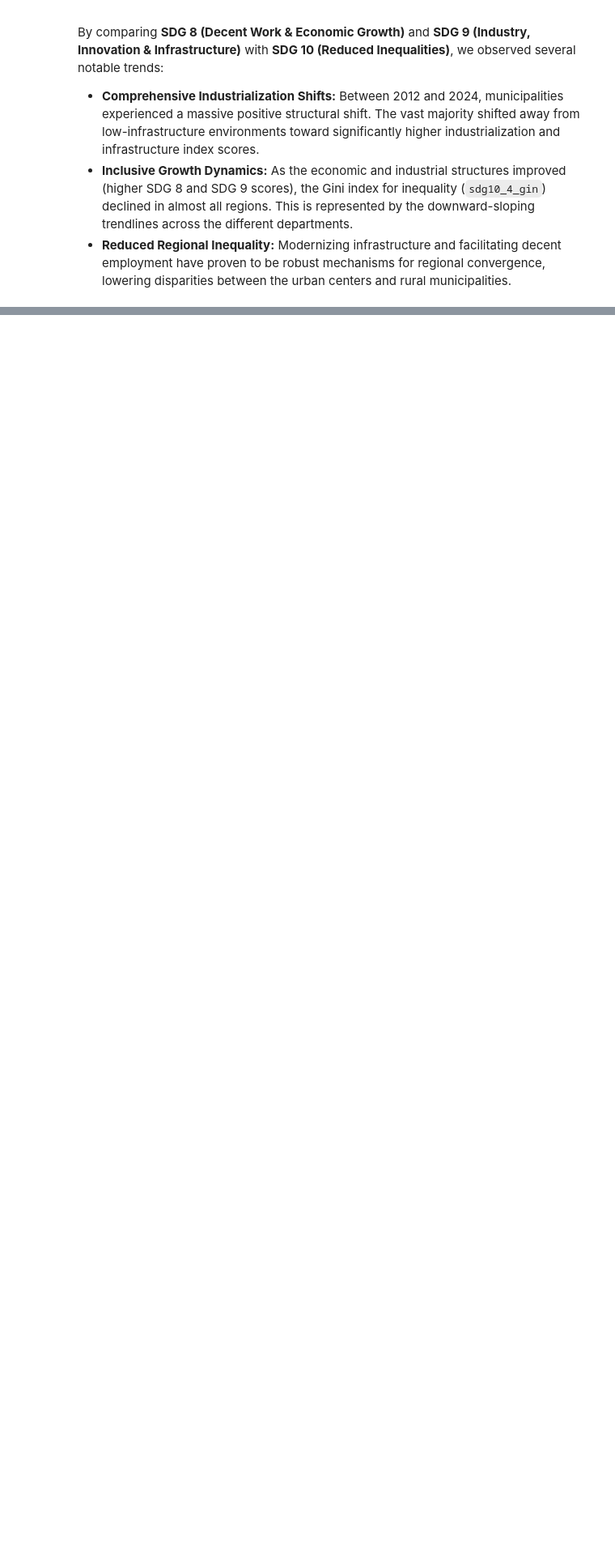
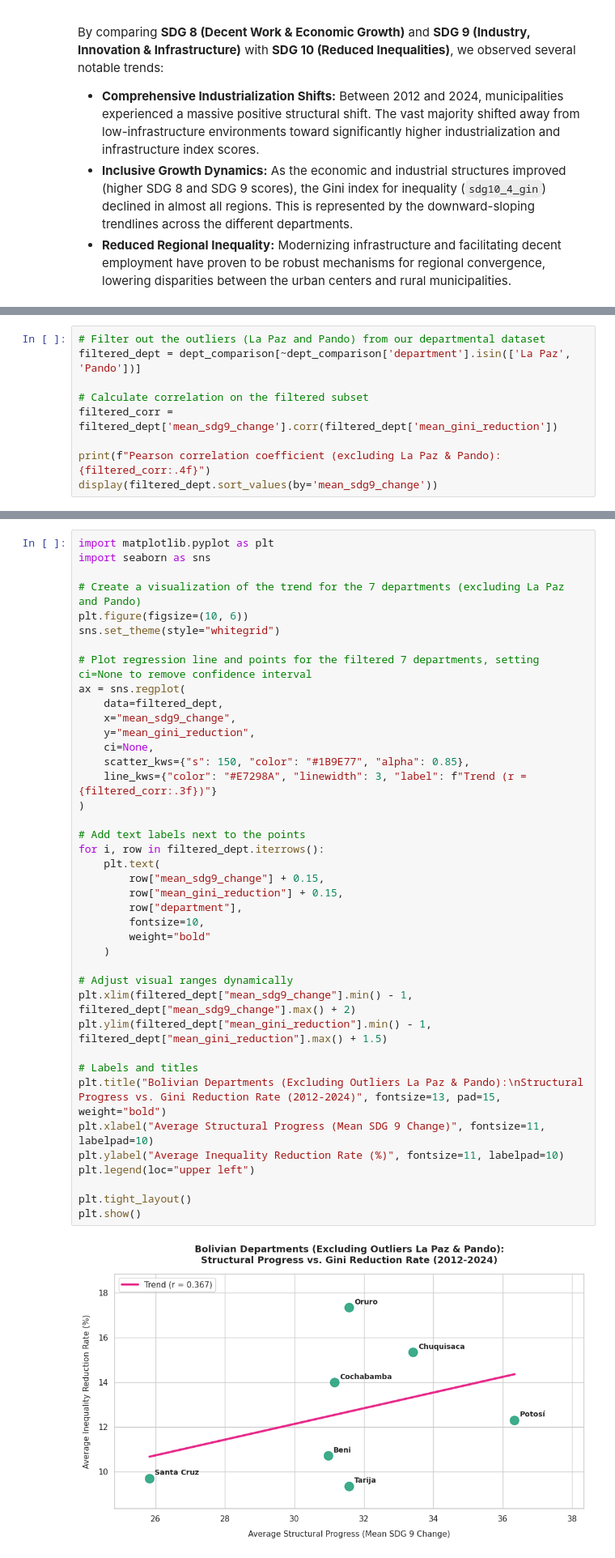
Before and after one commit to YevaAlessa/YevaAlessa, a Jupyter notebook: Bolivia Structural Change and Inequality.ipynb, the cells around one changed output, grey strips where cells are left out. Shown at 81% size. Saved outputs shown, nothing was run; the diff lists cells and outputs as text; blank space fills up the shorter version.

```diff
--- a/Bolivia Structural Change and Inequality.ipynb
+++ b/Bolivia Structural Change and Inequality.ipynb
@@ -759,0 +905,9 @@ fig3.show()
+# %%
+# Filter out the outliers (La Paz and Pando) from our departmental dataset
+filtered_dept = dept_comparison[~dept_comparison['department'].isin(['La Paz', 'Pando'])]
+
+# Calculate correlation on the filtered subset
+filtered_corr = filtered_dept['mean_sdg9_change'].corr(filtered_dept['mean_gini_reduction'])
+
+print(f"Pearson correlation coefficient (excluding La Paz & Pando): {filtered_corr:.4f}")
+display(filtered_dept.sort_values(by='mean_sdg9_change'))
@@ -759,0 +924,42 @@ fig3.show()
+# %%
+import matplotlib.pyplot as plt
+import seaborn as sns
+
+# Create a visualization of the trend for the 7 departments (excluding La Paz and Pando)
+plt.figure(figsize=(10, 6))
+sns.set_theme(style="whitegrid")
+
+# Plot regression line and points for the filtered 7 departments, setting ci=None to remove confidence interval
+ax = sns.regplot(
+    data=filtered_dept,
+    x="mean_sdg9_change",
+    y="mean_gini_reduction",
+    ci=None,
+    scatter_kws={"s": 150, "color": "#1B9E77", "alpha": 0.85},
+    line_kws={"color": "#E7298A", "linewidth": 3, "label": f"Trend (r = {filtered_corr:.3f})"}
+)
+
+# Add text labels next to the points
+for i, row in filtered_dept.iterrows():
+    plt.text(
+        row["mean_sdg9_change"] + 0.15,
+        row["mean_gini_reduction"] + 0.15,
+        row["department"],
+        fontsize=10,
+        weight="bold"
+    )
+
+# Adjust visual ranges dynamically
+plt.xlim(filtered_dept["mean_sdg9_change"].min() - 1, filtered_dept["mean_sdg9_change"].max() + 2)
+plt.ylim(filtered_dept["mean_gini_reduction"].min() - 1, filtered_dept["mean_gini_reduction"].max() + 1.5)
+
+# Labels and titles
+plt.title("Bolivian Departments (Excluding Outliers La Paz & Pando):\nStructural Progress vs. Gini Reduction Rate (2012-2024)", fontsize=13, pad=15, weight="bold")
+plt.xlabel("Average Structural Progress (Mean SDG 9 Change)", fontsize=11, labelpad=10)
+plt.ylabel("Average Inequality Reduction Rate (%)", fontsize=11, labelpad=10)
+plt.legend(loc="upper left")
+
+plt.tight_layout()
+plt.show()
+# %% [output]
+[figure, added]
```
Also changed, not shown: parts of 13 cells of this notebook.
